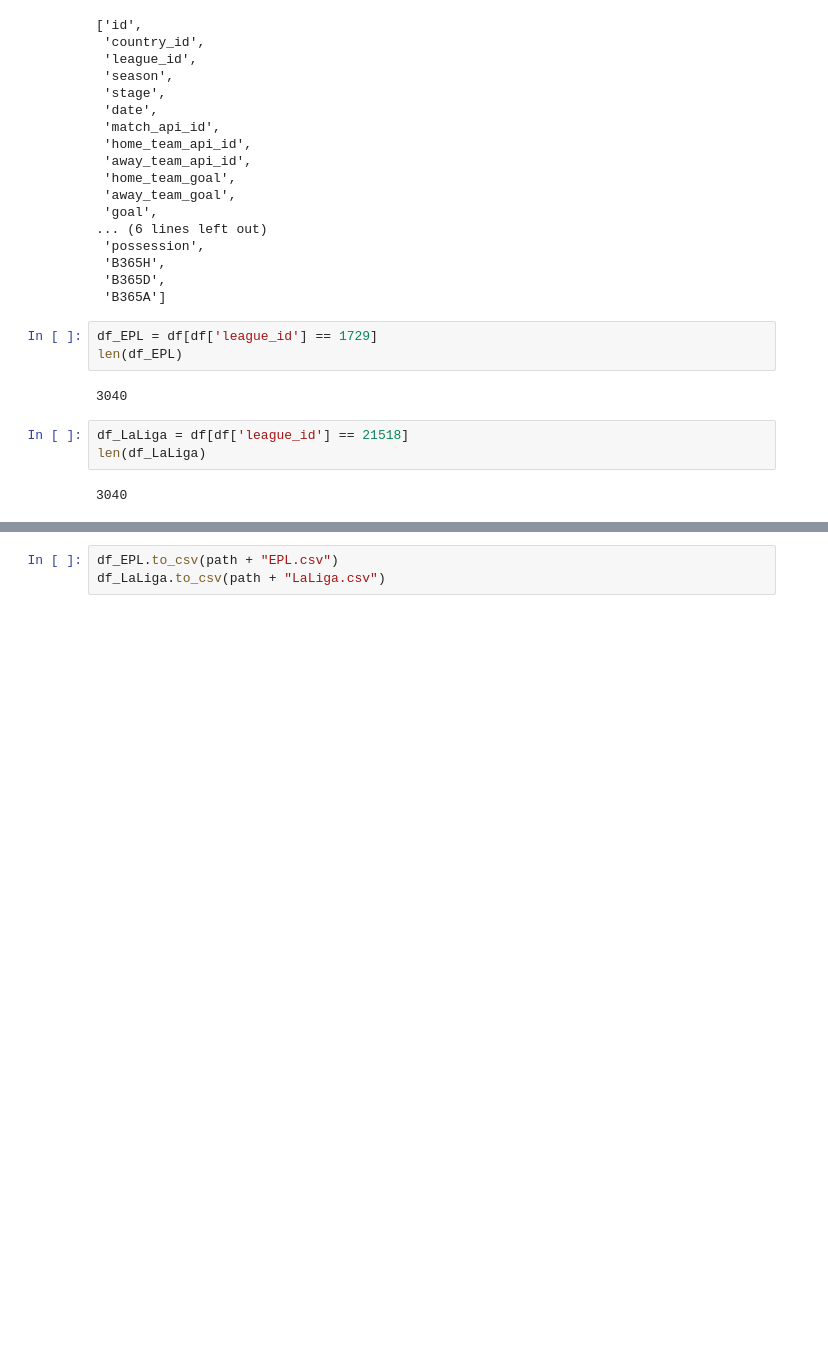
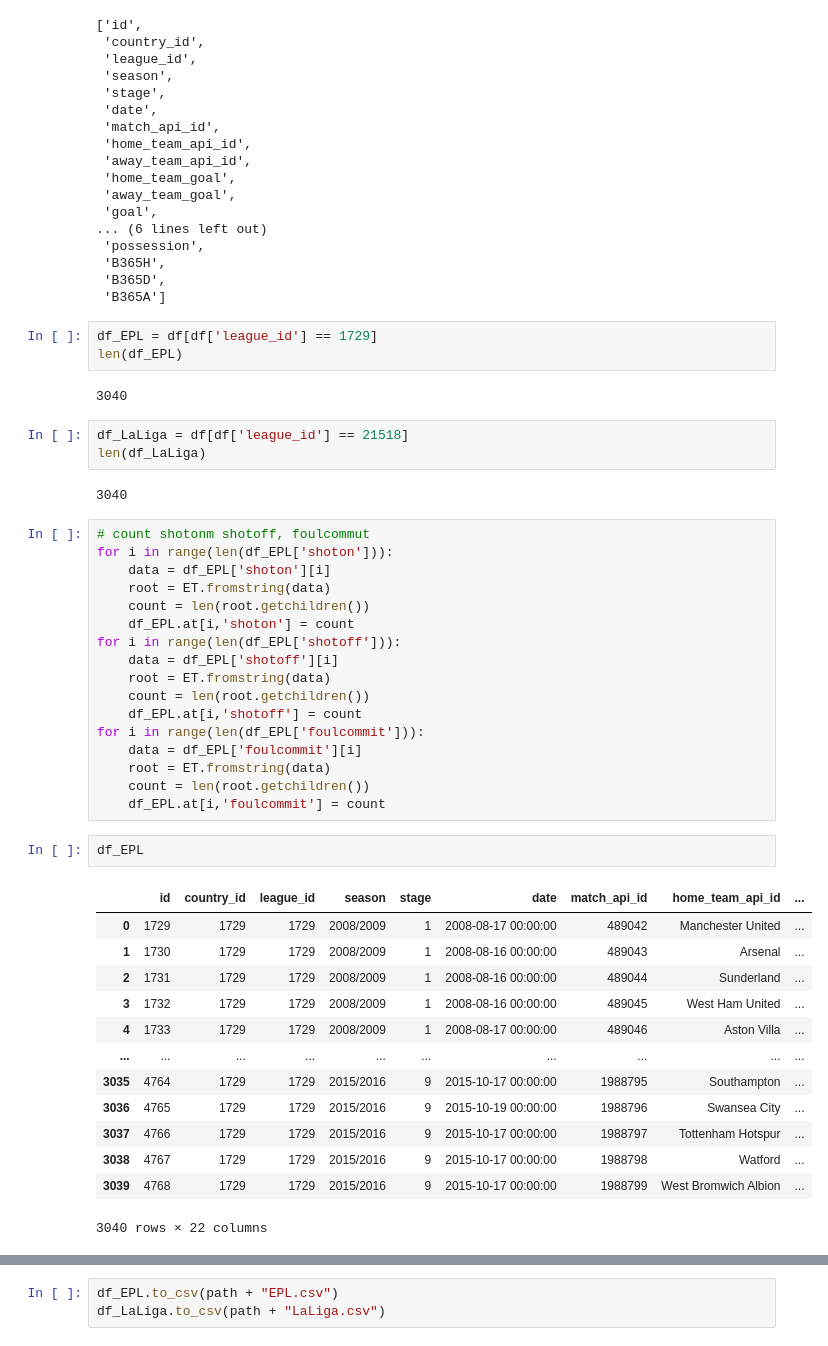
Before and after one commit to enliktjioe/nn2020-football, a Jupyter notebook: Preprocessing.ipynb, the cells around one changed output, grey strips where cells are left out. Cells and saved outputs as stored; diff of their text form; blank space fills up the shorter version.

Commit message:
Update Preprocessing.ipynb
Processed shoton, shotoff and foulcommit

```diff
--- a/Preprocessing.ipynb
+++ b/Preprocessing.ipynb
@@ -161,3 +222,36 @@ df_LaLiga = df[df['league_id'] == 21518]
 len(df_LaLiga)
 # %% [output]
 3040
+# %%
+# count shotonm shotoff, foulcommut
+for i in range(len(df_EPL['shoton'])):
+    data = df_EPL['shoton'][i]
+    root = ET.fromstring(data)
+    count = len(root.getchildren())
+    df_EPL.at[i,'shoton'] = count
+for i in range(len(df_EPL['shotoff'])):
+    data = df_EPL['shotoff'][i]
+    root = ET.fromstring(data)
+    count = len(root.getchildren())
+    df_EPL.at[i,'shotoff'] = count
+for i in range(len(df_EPL['foulcommit'])):
+    data = df_EPL['foulcommit'][i]
+    root = ET.fromstring(data)
+    count = len(root.getchildren())
+    df_EPL.at[i,'foulcommit'] = count
+# %%
+df_EPL
+# %% [output]
+|  | id | country_id | league_id | season | stage | date | match_api_id | home_team_api_id | ... |
+| 0 | 1729 | 1729 | 1729 | 2008/2009 | 1 | 2008-08-17 00:00:00 | 489042 | Manchester United | ... |
+| 1 | 1730 | 1729 | 1729 | 2008/2009 | 1 | 2008-08-16 00:00:00 | 489043 | Arsenal | ... |
+| 2 | 1731 | 1729 | 1729 | 2008/2009 | 1 | 2008-08-16 00:00:00 | 489044 | Sunderland | ... |
+| 3 | 1732 | 1729 | 1729 | 2008/2009 | 1 | 2008-08-16 00:00:00 | 489045 | West Ham United | ... |
+| 4 | 1733 | 1729 | 1729 | 2008/2009 | 1 | 2008-08-17 00:00:00 | 489046 | Aston Villa | ... |
+| ... | ... | ... | ... | ... | ... | ... | ... | ... | ... |
+| 3035 | 4764 | 1729 | 1729 | 2015/2016 | 9 | 2015-10-17 00:00:00 | 1988795 | Southampton | ... |
+| 3036 | 4765 | 1729 | 1729 | 2015/2016 | 9 | 2015-10-19 00:00:00 | 1988796 | Swansea City | ... |
+| 3037 | 4766 | 1729 | 1729 | 2015/2016 | 9 | 2015-10-17 00:00:00 | 1988797 | Tottenham Hotspur | ... |
+| 3038 | 4767 | 1729 | 1729 | 2015/2016 | 9 | 2015-10-17 00:00:00 | 1988798 | Watford | ... |
+| 3039 | 4768 | 1729 | 1729 | 2015/2016 | 9 | 2015-10-17 00:00:00 | 1988799 | West Bromwich Albion | ... |
+3040 rows × 22 columns
```
Also changed, not shown: parts of 11 cells of this notebook.
